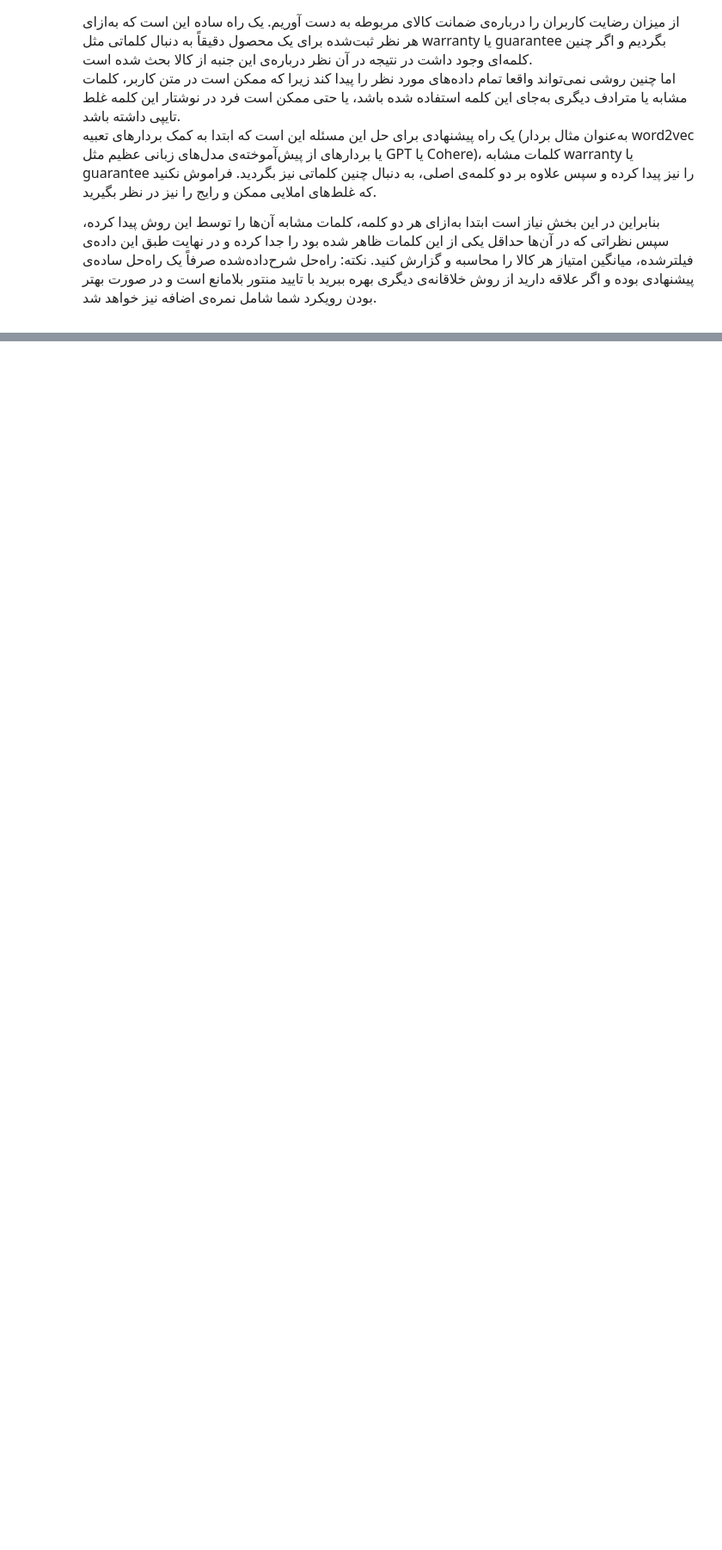
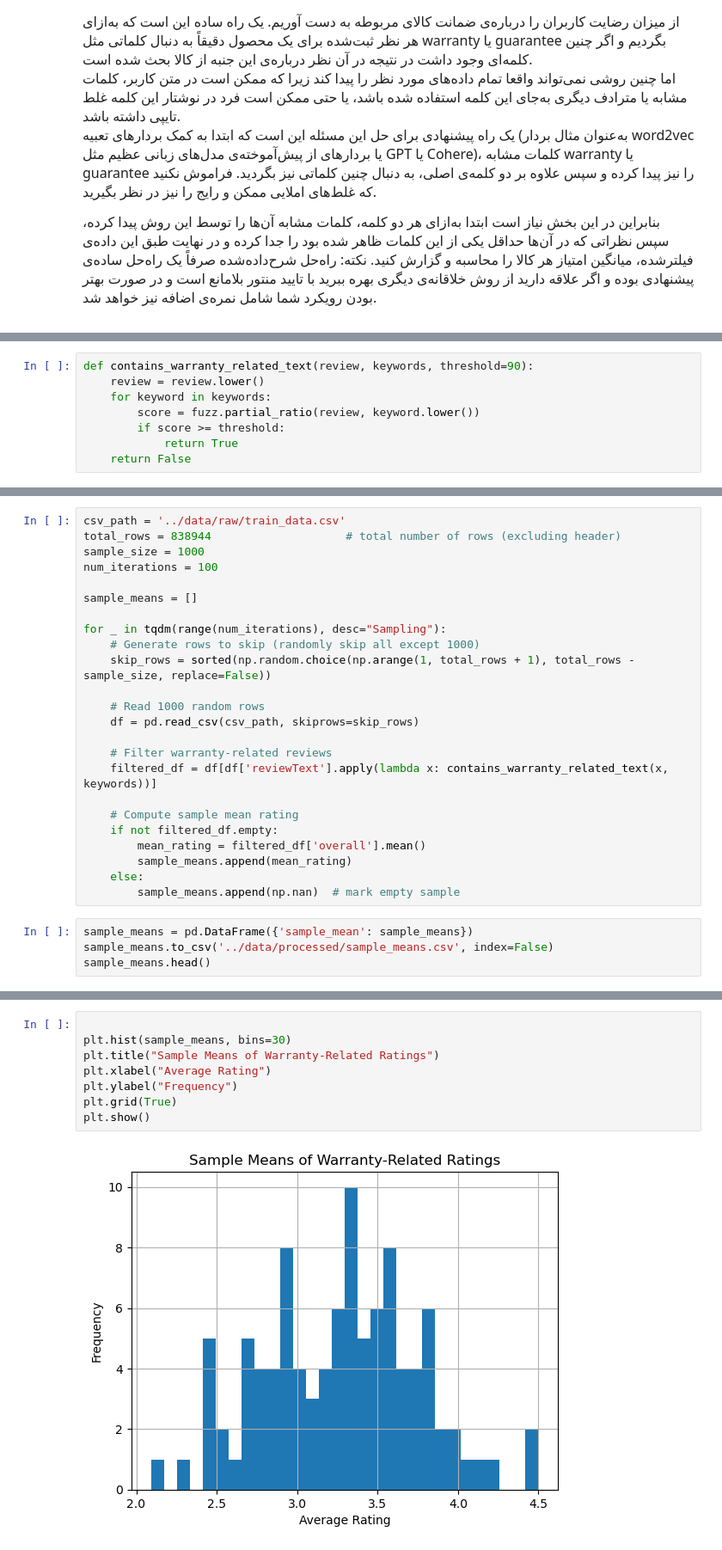
Before and after one commit to Maboudi-Ali/Sentiment_Analysis, a Jupyter notebook: notebooks/Part_2.ipynb, the cells around one changed output, grey strips where cells are left out. Shown at 86% size. Saved outputs shown, nothing was run; the diff lists cells and outputs as text; blank space fills up the shorter version.

Commit message:
Part 2, average rating of warranty reviews

```diff
--- a/notebooks/Part_2.ipynb
+++ b/notebooks/Part_2.ipynb
@@ -20,0 +128,8 @@
+# %%
+def contains_warranty_related_text(review, keywords, threshold=90):
+    review = review.lower()
+    for keyword in keywords:
+        score = fuzz.partial_ratio(review, keyword.lower())
+        if score >= threshold:
+            return True
+    return False
@@ -20,0 +187,28 @@
+# %%
+csv_path = '../data/raw/train_data.csv'
+total_rows = 838944                    # total number of rows (excluding header)
+sample_size = 1000
+num_iterations = 100
+
+sample_means = []
+
+for _ in tqdm(range(num_iterations), desc="Sampling"):
+    # Generate rows to skip (randomly skip all except 1000)
+    skip_rows = sorted(np.random.choice(np.arange(1, total_rows + 1), total_rows - sample_size, replace=False))
+
+    # Read 1000 random rows
+    df = pd.read_csv(csv_path, skiprows=skip_rows)
+
+    # Filter warranty-related reviews
+    filtered_df = df[df['reviewText'].apply(lambda x: contains_warranty_related_text(x, keywords))]
+
+    # Compute sample mean rating
+    if not filtered_df.empty:
+        mean_rating = filtered_df['overall'].mean()
+        sample_means.append(mean_rating)
+    else:
+        sample_means.append(np.nan)  # mark empty sample
+# %%
+sample_means = pd.DataFrame({'sample_mean': sample_means})
+sample_means.to_csv('../data/processed/sample_means.csv', index=False)
+sample_means.head()
@@ -20,0 +222,10 @@
+# %%
+
+plt.hist(sample_means, bins=30)
+plt.title("Sample Means of Warranty-Related Ratings")
+plt.xlabel("Average Rating")
+plt.ylabel("Frequency")
+plt.grid(True)
+plt.show()
+# %% [output]
+[figure, added]
```
Also changed, not shown: parts of 19 cells of this notebook, 1 other file.
